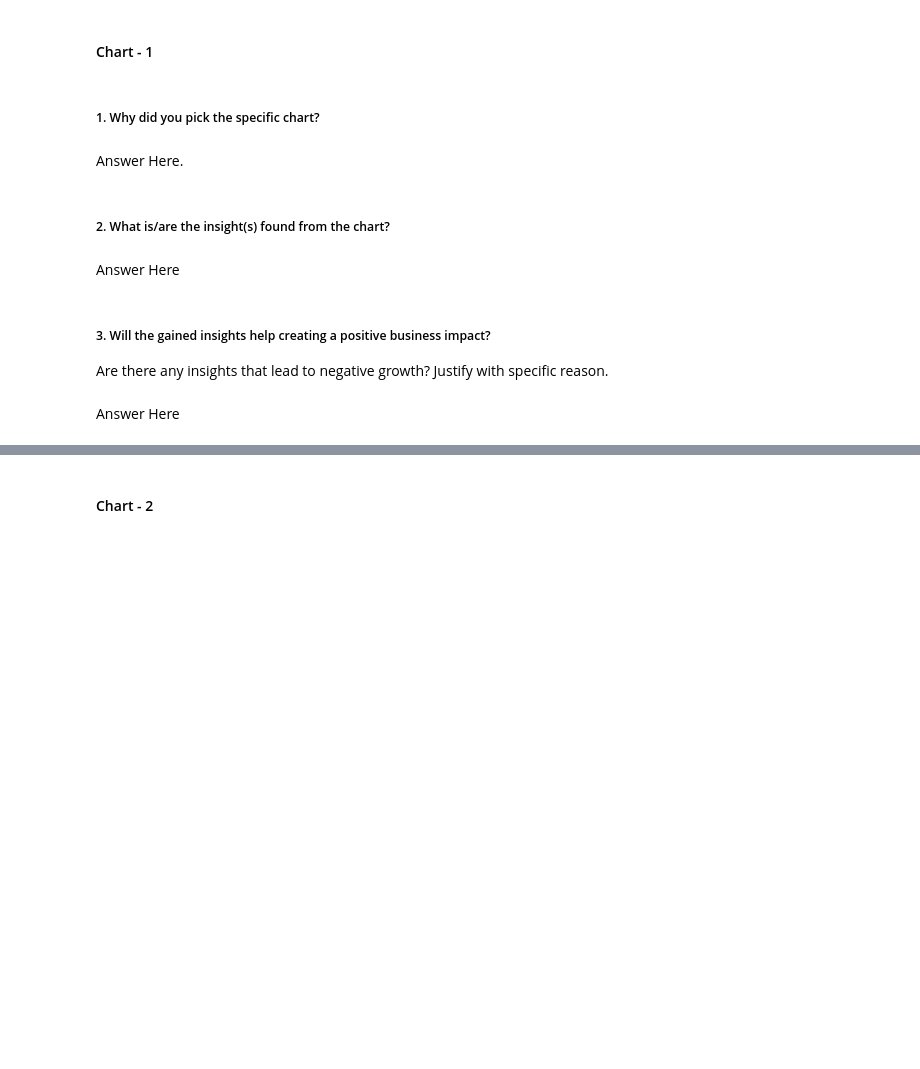
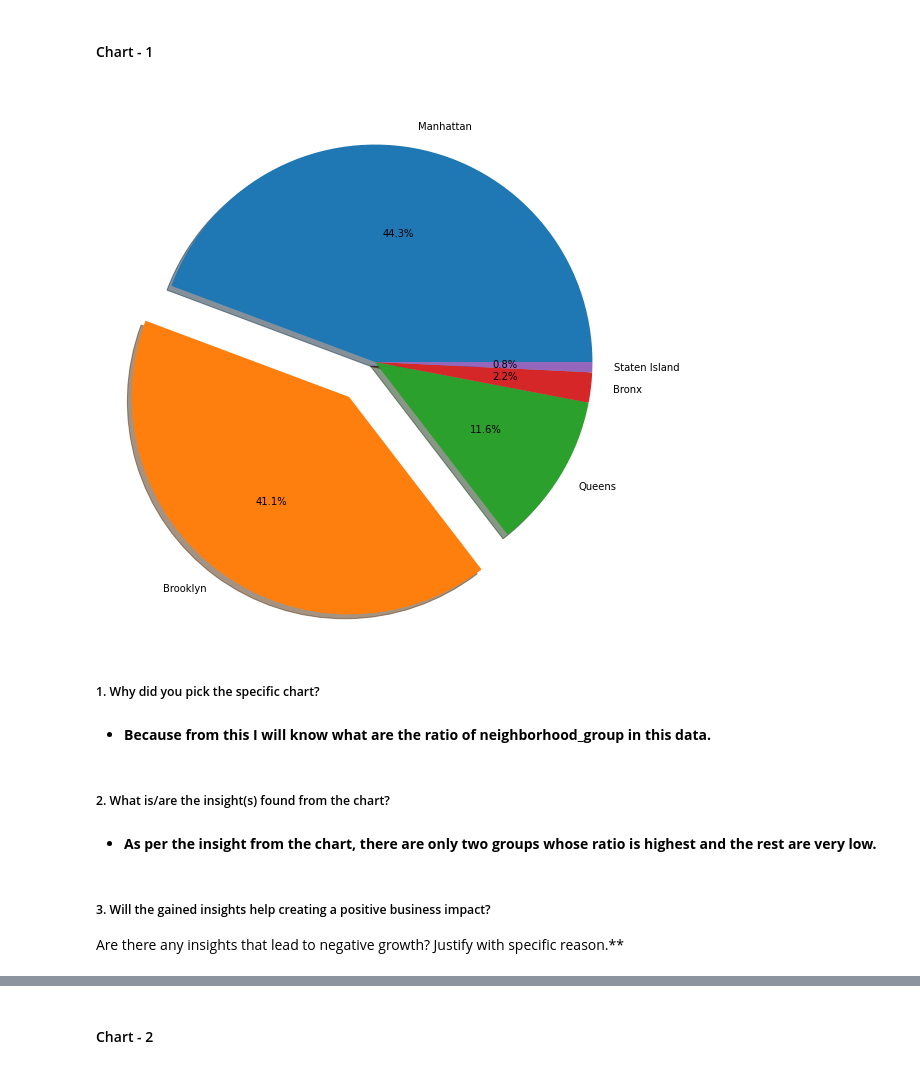
Before and after one commit to Manoharjha333/AirBnb-EDA-Project, a Jupyter notebook: AirBnb_EDA_Project.ipynb, the cells around one changed output, grey strips where cells are left out. Saved outputs shown, nothing was run; the diff lists cells and outputs as text; code cells hidden in the pictures; blank space fills up the shorter version.

```diff
--- a/AirBnb_EDA_Project.ipynb
+++ b/AirBnb_EDA_Project.ipynb
@@ -287,10 +287,10 @@ dtype: int64
 df.drop(['id', 'host_id', 'latitude', 'longitude'], axis=1, inplace=True)
 # %%
 # Rename columns to make them more meaningful
-df.rename(columns={'name': 'room_details'}, inplace=True)
+df.rename(columns={'name': 'room_title'}, inplace=True)
 # %%
 # Convert date strings to datetime objects
 df['last_review'] = pd.to_datetime(df['last_review'], format='%Y-%m-%d')
 # %%
-# Fill in missing values with the mean of the column
-df.fillna(df.mean(), inplace=True)
+# Fill in missing values of the column
+df.fillna(0)
@@ -401,13 +413,20 @@ Name: room_type, dtype: int64
+# %%
+# Chart - 1 visualization code
+chart1= df['neighbourhood_group'].value_counts()
+explode = (0, 0.2, 0, 0,0)
+fig, ax = plt.subplots(figsize =(15, 10))
+ax.pie(chart1, labels = df['neighbourhood_group'].value_counts().index, autopct='%1.1f%%', shadow=True, explode = explode)
+plt.show()
+# %% [output]
+[figure, added]
 # %% [markdown]
 ##### 1. Why did you pick the specific chart?
-# %% [markdown]
-Answer Here.
+# %% [markdown]
+* **Because from this I will know what are the ratio of neighborhood_group in this data.**
 # %% [markdown]
 ##### 2. What is/are the insight(s) found from the chart?
-# %% [markdown]
-Answer Here
+# %% [markdown]
+* **As per the insight from the chart, there are only two groups whose ratio is highest and the rest are very low.**
 # %% [markdown]
 ##### 3. Will the gained insights help creating a positive business impact?
-Are there any insights that lead to negative growth? Justify with specific reason.
+Are there any insights that lead to negative growth? Justify with specific reason.**
-# %% [markdown]
-Answer Here
```
Also changed, not shown: parts of 9 cells of this notebook.
